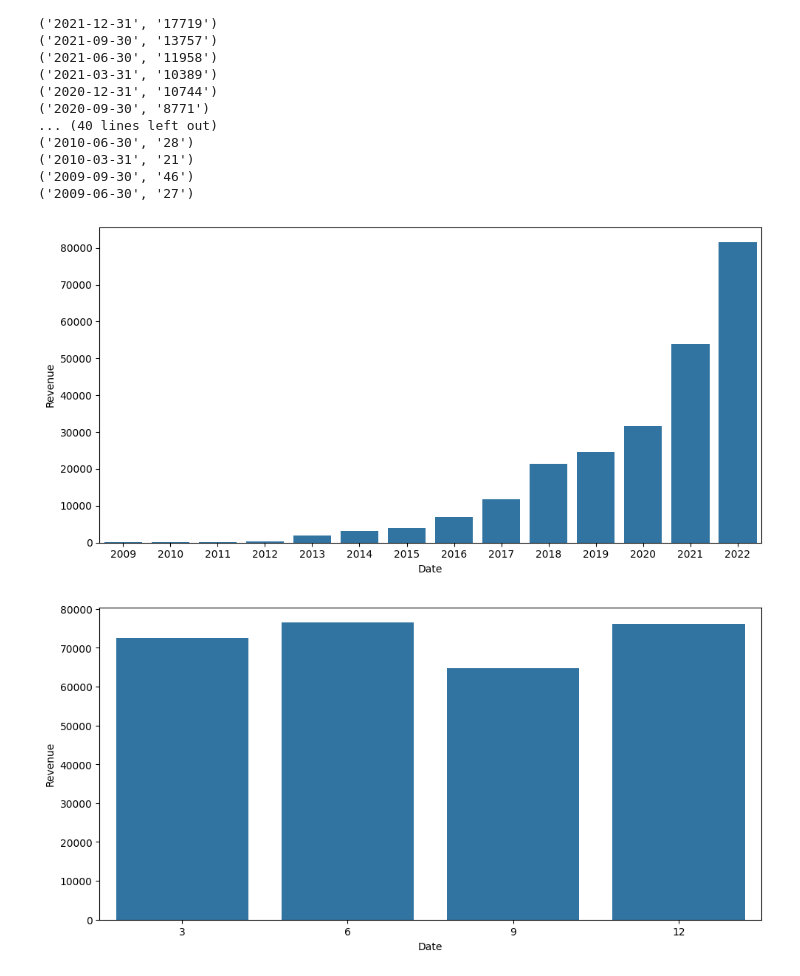
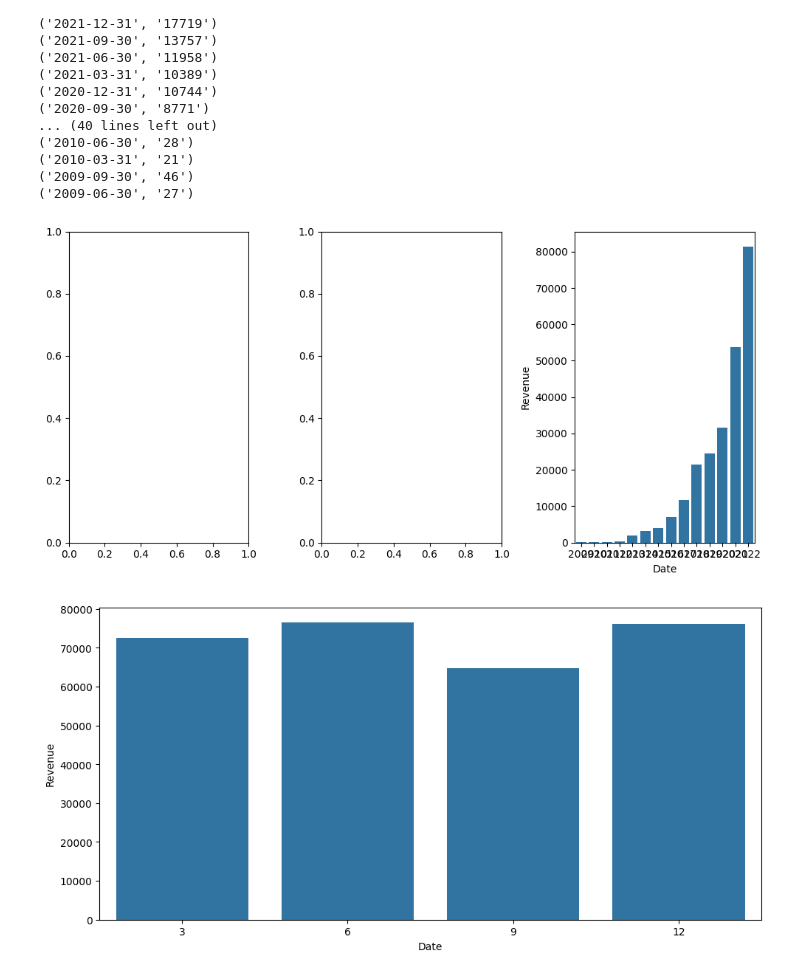
Before and after one commit to 4GeeksAcademy/web-scraping-project-tutorial-ds-2023, a Jupyter notebook: israel/src/explore.ipynb, the cells around one changed output. Drawn from its saved outputs; the diff is of its cells as text; code cells hidden in the pictures.

```diff
--- a/israel/src/explore.ipynb
+++ b/israel/src/explore.ipynb
@@ -76,20 +76,20 @@ for row in cursor.execute("SELECT * FROM revenue"):
 # %%
 import matplotlib.pyplot as plt
 import seaborn as sns
 
 
-fig, axis = plt.subplots(figsize = (10, 5))
+fig, axis = plt.subplots(1,3,figsize = (10, 5))
 tesla_revenue["Revenue"] = tesla_revenue["Revenue"].astype('int')
 tesla_revenue["Date"] = pd.to_datetime(tesla_revenue["Date"])
 tesla_revenue_yearly = tesla_revenue.groupby(tesla_revenue["Date"].dt.year).sum().reset_index()
 
 sns.barplot(data = tesla_revenue_yearly[tesla_revenue_yearly["Date"] < 2023], x = "Date", y = "Revenue")
 
 plt.tight_layout()
 
 plt.show()
 # %% [output]
-[figure, old version]
+[figure, new version]
 # %%
 fig, axis = plt.subplots(figsize = (10, 5))
 
```
Also changed, not shown: 1 other file.
